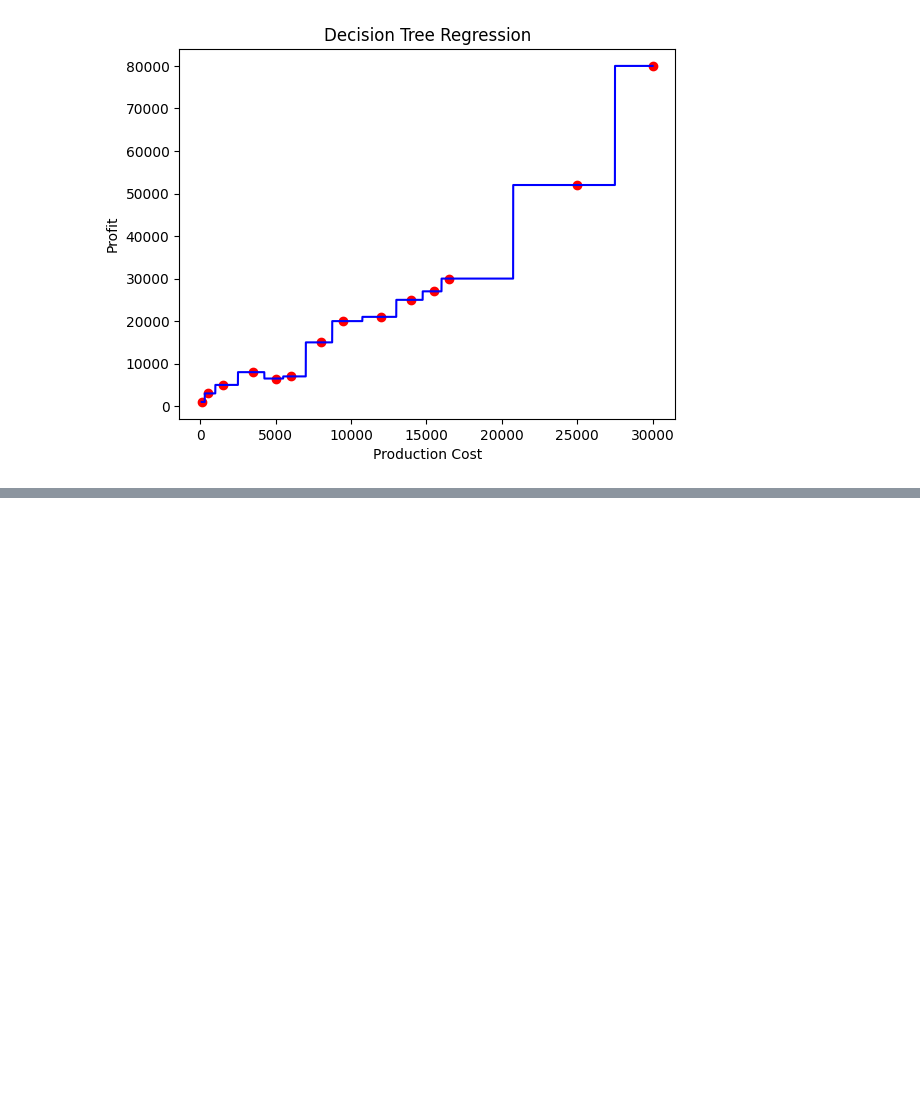
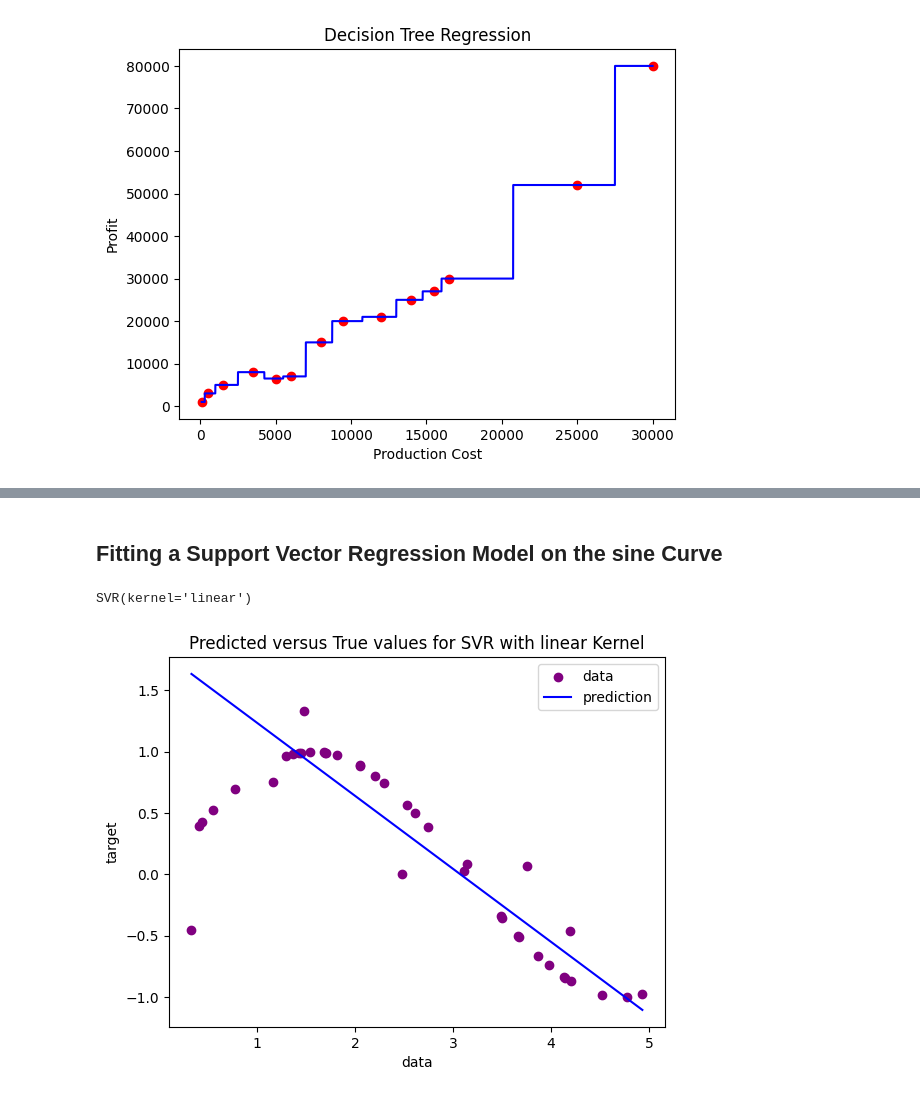
Before and after one commit to Njeri-Gitome/MachineLearning, a Jupyter notebook: Supervised_ML/Regression algorithms.ipynb, the cells around one changed output, grey strips where cells are left out. Drawn from its saved outputs; the diff is of its cells as text; code cells hidden in the pictures; blank space fills up the shorter version.

```diff
--- a/Supervised_ML/Regression algorithms.ipynb
+++ b/Supervised_ML/Regression algorithms.ipynb
@@ -415,0 +428,2 @@ export_graphviz(DT, out_file ='tree.dot',
+# %% [markdown]
+## Fitting a Support Vector Regression Model on the sine Curve
@@ -415,0 +434,32 @@ export_graphviz(DT, out_file ='tree.dot',
+# %%
+#Generating sysnthetic data
+X = np.sort(5 * np.random.rand(40, 1), axis=0)
+y = np.sin(X).ravel()
+
+#Adding noise to the data
+y[::5] += 3 * (0.5 - np.random.rand(8))
+# %%
+#Modelling
+from sklearn.svm import SVR
+
+#Creating a SVR model with a linear kernel
+model =SVR (kernel='linear')
+
+#Fitting model
+model.fit(X,y)
+# %% [output]
+SVR(kernel='linear')
+# %%
+#Predicting
+y_predic = model.predict(X)
+# %%
+#Plotting predicted values against true values
+plt.scatter(X,y, color = 'purple', label = 'data')
+plt.plot(X,y_predic, color ='blue', label ='prediction')
+plt.ylabel('target')
+plt.xlabel('data')
+plt.title('Predicted versus True values for SVR with linear Kernel')
+plt.legend()
+plt.show()
+# %% [output]
+[figure, added]
```
Also changed, not shown: parts of 5 cells of this notebook, 1 other file.
